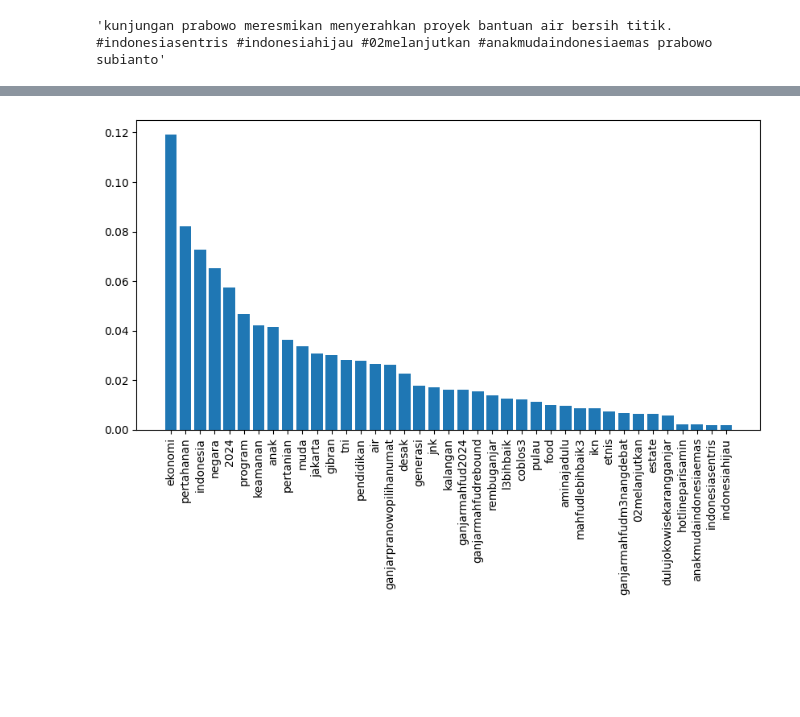
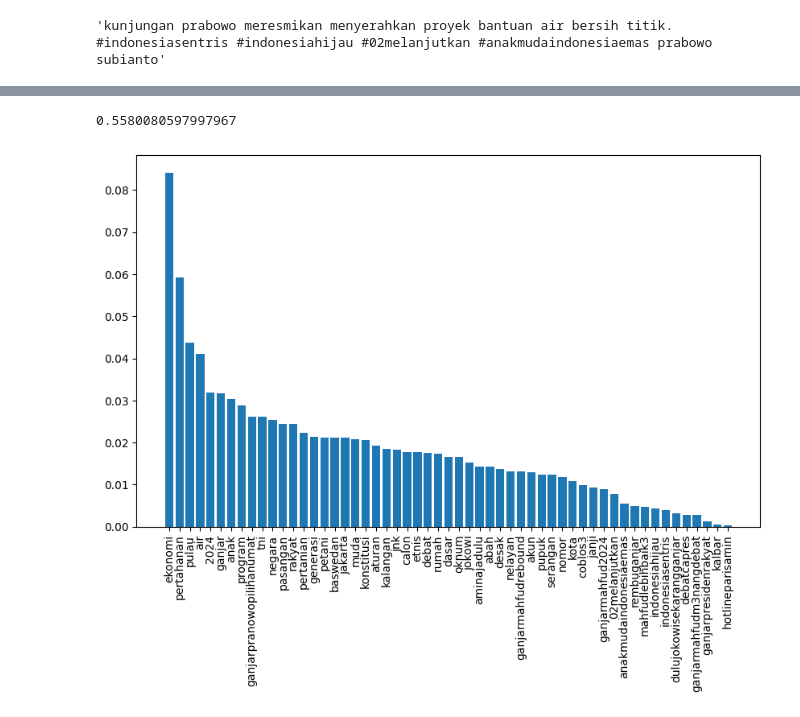
Before and after one commit to srikresna/kesatriyan-2024, a Jupyter notebook: notebook/model_3.ipynb, the cells around one changed output, grey strips where cells are left out. Drawn from its saved outputs; the diff is of its cells as text; code cells hidden in the pictures; blank space fills up the shorter version.

Commit message:
chore: result prediction

```diff
--- a/notebook/model_3.ipynb
+++ b/notebook/model_3.ipynb
@@ -66,10 +75,10 @@ print(features)
 # %%
 # tambahkan fitur ke dataframe dan isi dengan frekuensi kata
-for feature in features:
+for feature in features_kata:
     df[feature] = 0
 
 for i, row in df.iterrows():
-    for feature in features:
+    for feature in features_kata:
         df.at[i, feature] = row['clean_text'].count(feature)
 
 df.head()
@@ -120,8 +129,8 @@ def get_top_hashtags(df, n=3, stopwords=None):
 
     return hashtags_freq, features
 # %%
-stopwords = []
-hashtags_freq, features = get_top_hashtags(df, n=5, stopwords=stopwords)
+stopwords = ['l3bihbaik', ]
+hashtags_freq, features_hastag = get_top_hashtags(df, n=5, stopwords=stopwords)
 print(hashtags_freq)
-print(features)
+print(features_hastag)
 # %% [output]
@@ -130,10 +139,10 @@ print(features)
 # %%
 # tambahkan fitur ke dataframe dan isi dengan frekuensi hashtag
-for feature in features:
+for feature in features_hastag:
     df[feature] = 0
 
 for i, row in df.iterrows():
-    for feature in features:
+    for feature in features_hastag:
         df.at[i, feature] = row['clean_text'].count('#' + feature)
 # %%
 df.columns
@@ -169,13 +181,30 @@ balanced_accuracy_score(y_test, y_pred)
+# %%
+# seimbangkan dataset
+from imblearn.over_sampling import SMOTE
+
+smote = SMOTE(random_state=42)
+X_resampled, y_resampled = smote.fit_resample(X, y)
+
+X_train, X_test, y_train, y_test = train_test_split(X_resampled, y_resampled, test_size=0.2, random_state=42, stratify=y_resampled)
+
+# random forest
+clf = RandomForestClassifier(random_state=42)
+clf.fit(X_train, y_train)
+y_pred = clf.predict(X_test)
+
+balanced_accuracy_score(y_test, y_pred)
+# %% [output]
+0.5580080597997967
 # %%
 # feature importance
 import matplotlib.pyplot as plt
 
 importances = clf.feature_importances_
 indices = importances.argsort()[::-1]
 
-plt.figure(figsize=(10, 5))
+plt.figure(figsize=(10, 6))
 plt.bar(range(X.shape[1]), importances[indices])
 plt.xticks(range(X.shape[1]), X.columns[indices], rotation=90)
 plt.show()
 # %% [output]
-[figure, old version]
+[figure, new version]
```
Also changed, not shown: parts of 12 cells of this notebook, 3 other files.
